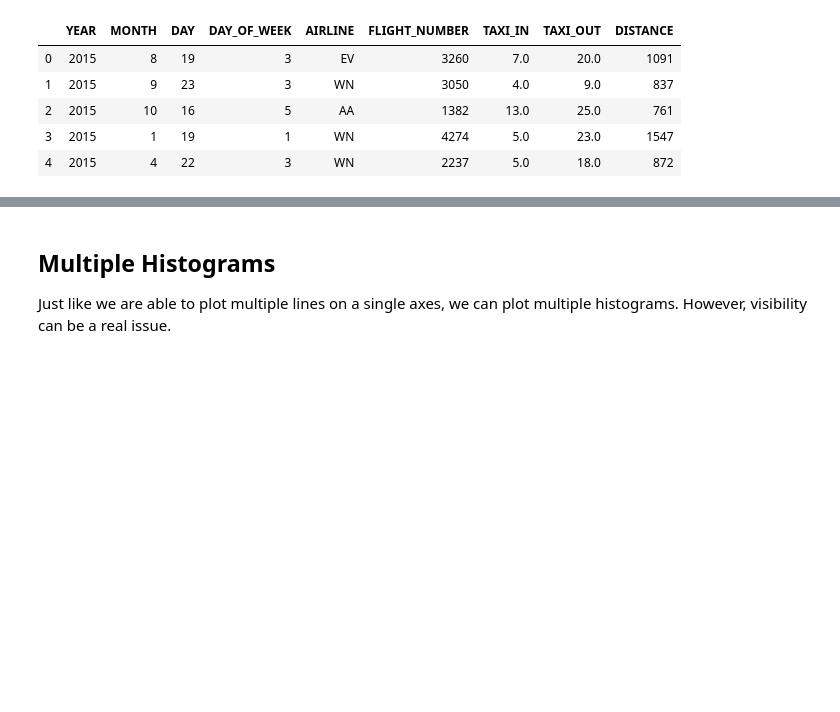
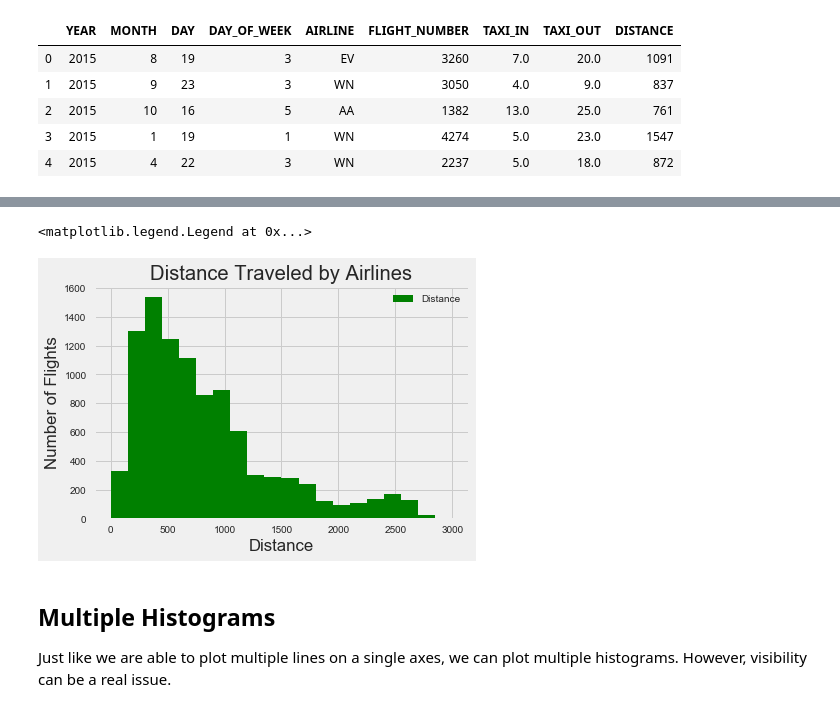
Before and after one commit to jarp/ITAO-30210-SP21, a Jupyter notebook: Class_20_Matplotlib_Scatter_Histogram.ipynb, the cells around one changed output, grey strips where cells are left out. Saved outputs shown, nothing was run; the diff lists cells and outputs as text; code cells hidden in the pictures; blank space fills up the shorter version.

```diff
--- a/Class_20_Matplotlib_Scatter_Histogram.ipynb
+++ b/Class_20_Matplotlib_Scatter_Histogram.ipynb
@@ -383,3 +394,5 @@ flights.head()
 # %%
 # histograms doesn't know how to handle missing data
 # so drop missing data
+flights_sans_nans = flights.dropna()
+flights_sans_nans.isnull().sum()
@@ -386,7 +410,21 @@ flights.head()
 # %%
 # create subplots
+fig,ax = plt.subplots()
 # plot historgram  with a reasonable range, 20 bins and make it red
+ax.hist(flights_sans_nans['DISTANCE'],
+        bins=20,
+        range=(0,3000),
+        color="green",
+        label="Distance"
+       )
 # add title, labels and a legend
+ax.set_title('Distance Traveled by Airlines')
+ax.set_ylabel("Number of Flights")
+ax.set_xlabel("Distance")
+ax.legend()
+# %% [output]
+<matplotlib.legend.Legend at 0x...>
+[figure, added]
 # %% [markdown]
 ## Multiple Histograms
 Just like we are able to plot multiple lines on a single axes, we can plot multiple histograms. However, visibility can be a real issue.
```
Also changed, not shown: parts of 19 cells of this notebook, 1 other file.
